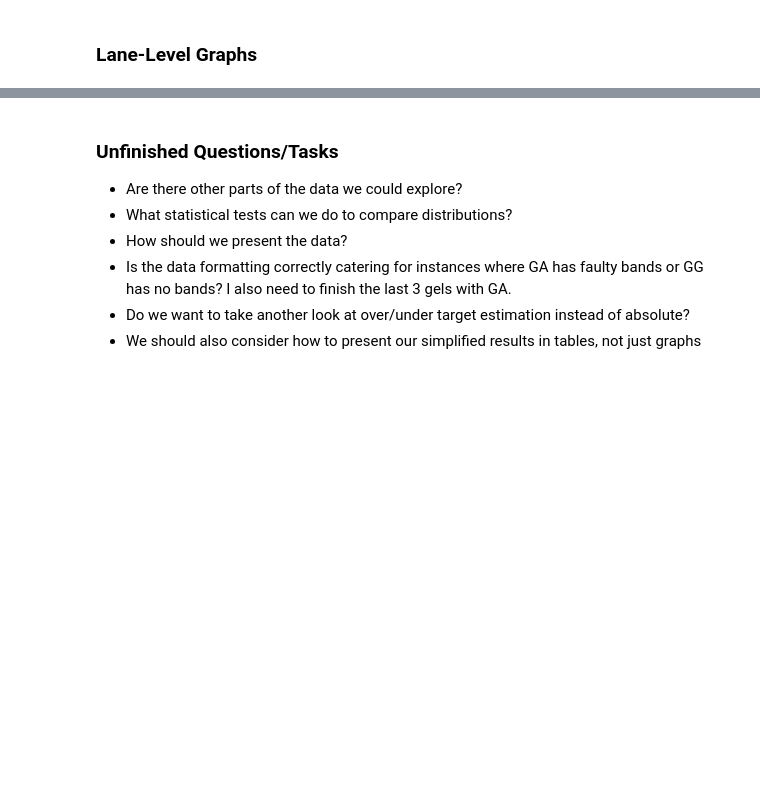
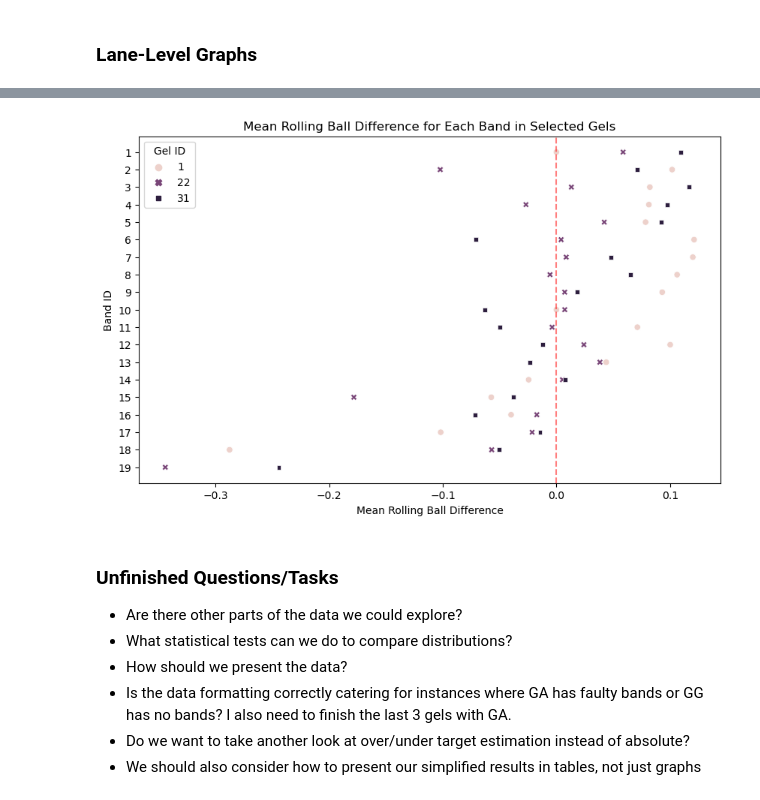
Before and after one commit to mattaq31/GelGenie, a Jupyter notebook: python-gelgenie/statistical_analysis/Analysis on Merged DF.ipynb, the cells around one changed output, grey strips where cells are left out. Cells and saved outputs as stored; diff of their text form; code cells hidden in the pictures; blank space fills up the shorter version.

```diff
--- a/python-gelgenie/statistical_analysis/Analysis on Merged DF.ipynb
+++ b/python-gelgenie/statistical_analysis/Analysis on Merged DF.ipynb
@@ -197,4 +222,25 @@ pass
 [figure]
+# %%
+selected_gels = [1, 22, 31]
+
+filtered_df = main_df[main_df['Gel ID'].isin(selected_gels)]
+
+mean_rolling_ball_diff = filtered_df.groupby(['Gel ID', 'Band ID'])['Rolling Ball Difference'].mean().reset_index()
+
+plt.figure(figsize=(10, 6))
+sns.scatterplot(data=mean_rolling_ball_diff, x='Rolling Ball Difference', y='Band ID', hue='Gel ID', style='Gel ID')
+plt.xlabel('Mean Rolling Ball Difference')
+plt.ylabel('Band ID')
+plt.yticks(range(1, 20))
+plt.gca().invert_yaxis()
+plt.title('Mean Rolling Ball Difference for Each Band in Selected Gels')
+plt.legend(title='Gel ID')
+plt.axvline(x=0, color='red', linestyle='--', alpha=0.5)
+plt.show()
+
+# Trend suggests that higher bands are overestimated and lower bands are underestimated. And the underestimation is more severe than the overestimation. Lower bands are fainter and have a less defined edge.
+# %% [output]
+[figure, added]
 # %% [markdown]
 ### Unfinished Questions/Tasks
 
```
Also changed, not shown: parts of 6 cells of this notebook.
